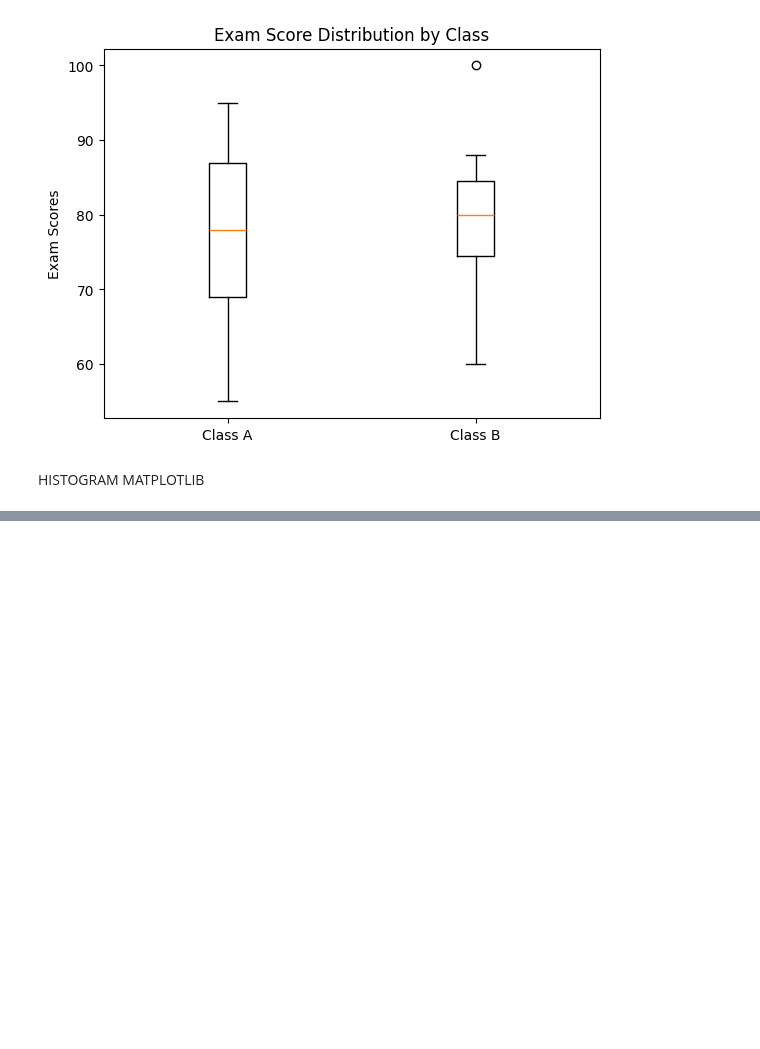
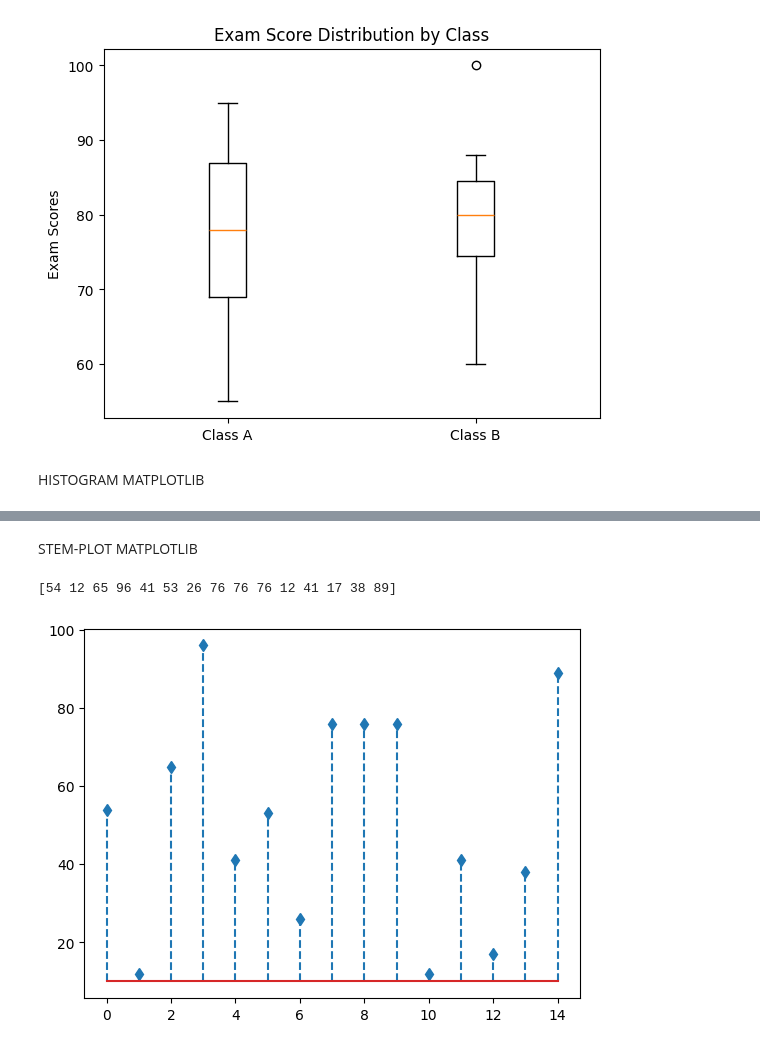
Before and after one commit to Amandeep006/QSPIDER-, a Jupyter notebook: Python/MatPlt.ipynb, the cells around one changed output, grey strips where cells are left out. Cells and saved outputs as stored; diff of their text form; code cells hidden in the pictures; blank space fills up the shorter version.

```diff
--- a/Python/MatPlt.ipynb
+++ b/Python/MatPlt.ipynb
@@ -82,0 +93,10 @@ plt.show()
+# %% [markdown]
+STEM-PLOT MATPLOTLIB
+# %%
+a=np.random.randint(1,100,15)
+print(a)
+plt.stem(a,linefmt="--",markerfmt="d",bottom=10,orientation="vertical") # or orientation ="horizontal"
+plt.show()
+# %% [output]
+[54 12 65 96 41 53 26 76 76 76 12 41 17 38 89]
+[figure, added]
```
Also changed, not shown: parts of 12 cells of this notebook, 8 other files.
